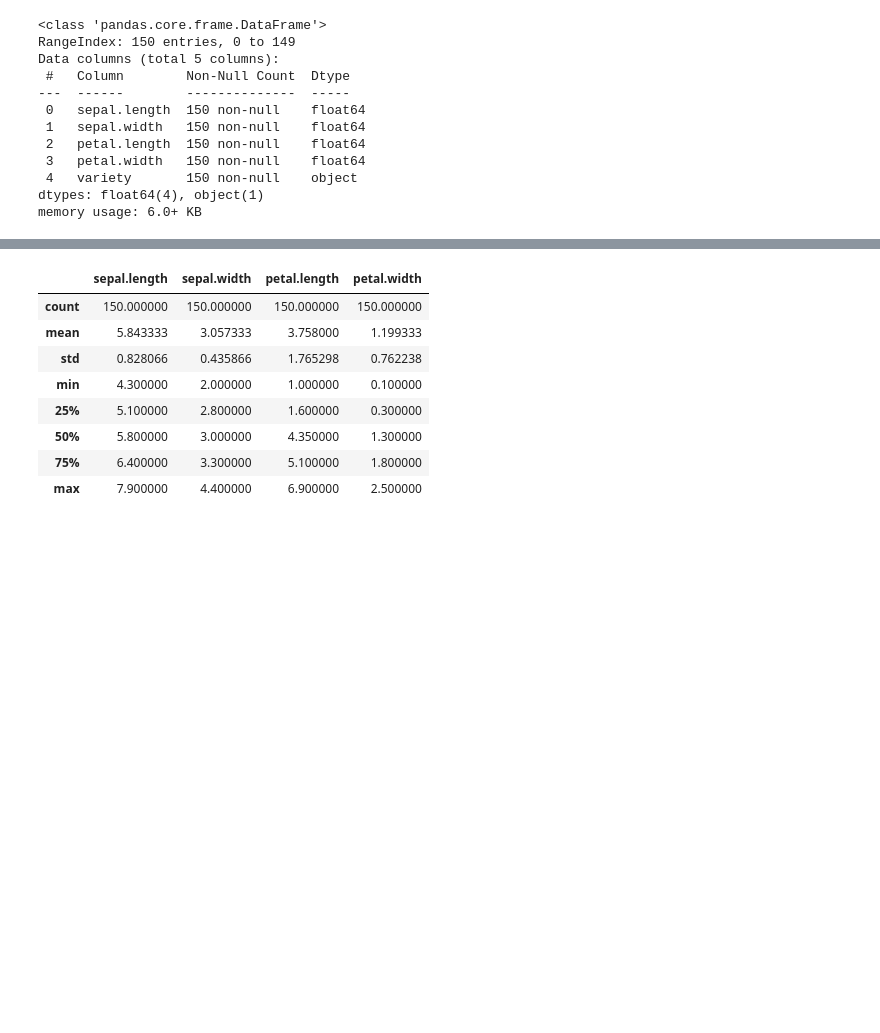
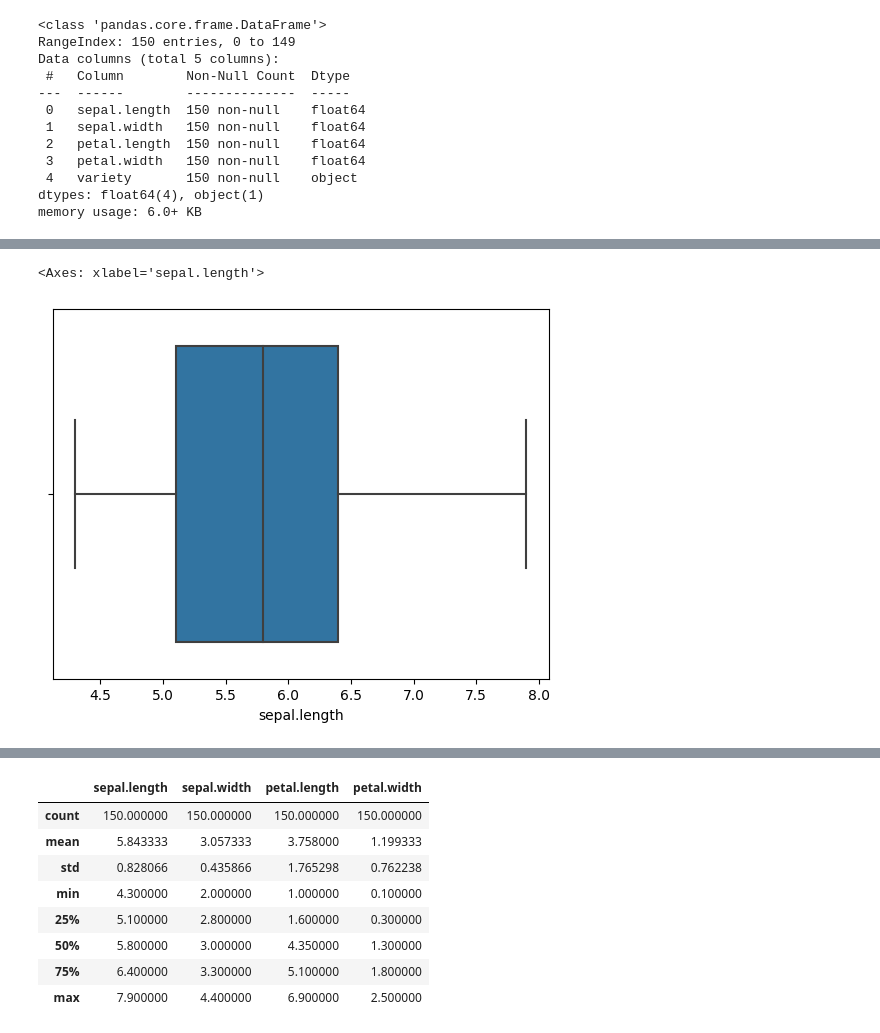
Before and after one commit to tushar-cero/LabPracticalsTE, a Jupyter notebook: DSBDAL/practical_exam_13-14.ipynb, the cells around one changed output, grey strips where cells are left out. Saved outputs shown, nothing was run; the diff lists cells and outputs as text; code cells hidden in the pictures; blank space fills up the shorter version.

```diff
--- a/DSBDAL/practical_exam_13-14.ipynb
+++ b/DSBDAL/practical_exam_13-14.ipynb
@@ -49,0 +54,5 @@ memory usage: 6.0+ KB
+# %%
+sns.boxplot(x='sepal.length', data=df)
+# %% [output]
+<Axes: xlabel='sepal.length'>
+[figure, added]
```
Also changed, not shown: parts of 34 cells of this notebook.
